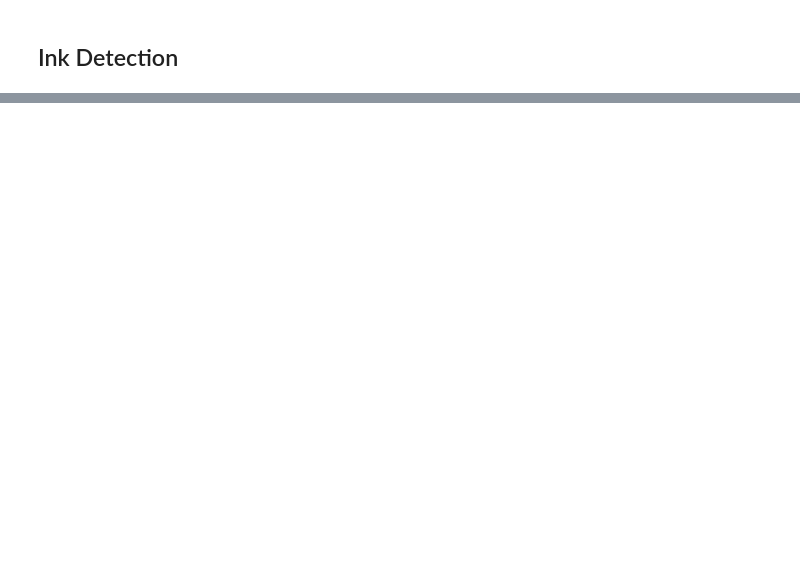
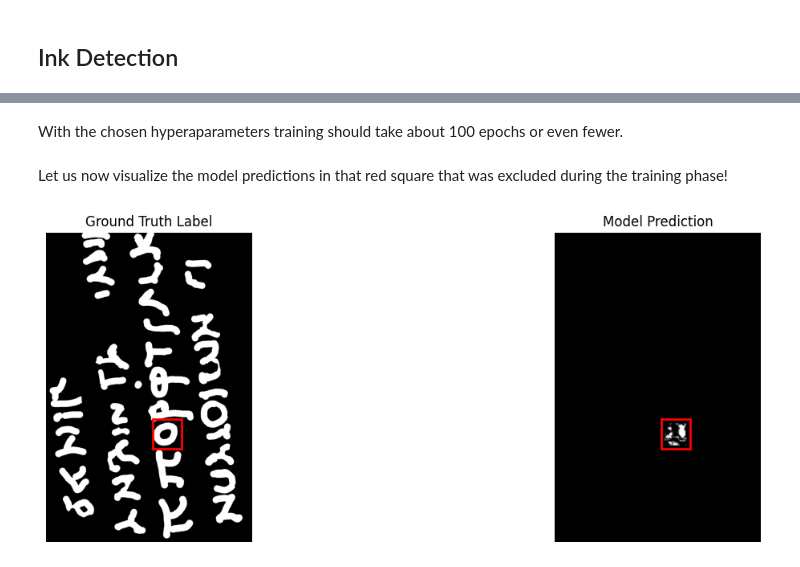
Before and after one commit to ScrollPrize/vesuvius, a Jupyter notebook: notebooks/example3_ink_detection.ipynb, the cells around one changed output, grey strips where cells are left out. Saved outputs shown, nothing was run; the diff lists cells and outputs as text; code cells hidden in the pictures; blank space fills up the shorter version.

```diff
--- a/notebooks/example3_ink_detection.ipynb
+++ b/notebooks/example3_ink_detection.ipynb
@@ -291,0 +171,2 @@ plt.show()
+# %%
+validation_rect = [3260, 3260+512, 1860, 1860+512]
@@ -291,0 +282,12 @@ plt.show()
+# %%
+# Check if a GPU is available and if not, use CPU
+device = torch.device("cuda" if torch.cuda.is_available() else "cpu")
+# device = torch.device("cpu") # Force using CPU (sometimes good for debugging)
+model = UNet()
+initialize_weights(model)
+model = model.to(device)
+criterion = nn.BCEWithLogitsLoss().to(device)
+optimizer = optim.AdamW(model.parameters(), lr=1e-4)
+NUM_EPOCHS = 1000
+# Scheduler - Cosine Annealing LR
+scheduler = CosineAnnealingLR(optimizer, T_max=NUM_EPOCHS)
@@ -291,0 +346,65 @@ plt.show()
+# %% [markdown]
+With the chosen hyperaparameters training should take about 100 epochs or even fewer.
+# %% [markdown]
+Let us now visualize the model predictions in that red square that was excluded during the training phase!
+# %%
+# Initialize predictions and counters with the same shape as the cropped ink label segment
+letter_predictions = np.zeros_like(segment.inklabel[200:5600, 1000:4600], dtype=np.float32)
+counter_predictions = np.zeros_like(segment.inklabel[200:5600, 1000:4600], dtype=np.float32)
+
+# Set the model to evaluation mode
+model.eval()
+# Disable gradient calculations for validation to save memory and computations
+with torch.no_grad():
+    for batch_tiles, batch_labels, corners in valid_dataloader:
+        # Move the data and labels to the GPU
+        batch_tiles, batch_labels = batch_tiles.cuda(), batch_labels.float().cuda()
+
+        # Forward pass to get model predictions
+        with autocast(device_type=device.type):
+            outputs = model(batch_tiles)
+
+        # Apply sigmoid to get probabilities from logits
+        predictions = torch.sigmoid(outputs)
+
+        # Process each prediction and update the corresponding regions
+        corners = corners.squeeze().cpu().numpy()
+        for idx in range(corners.shape[0]):
+            x_start, y_start = corners[idx, 0], corners[idx, 1]
+            prediction_tile = predictions.cpu().numpy()[idx, 0]  # Convert to NumPy array
+            letter_predictions[x_start:x_start + tile_size, y_start:y_start + tile_size] += prediction_tile
+            counter_predictions[x_start:x_start + tile_size, y_start:y_start + tile_size] += 1
+
+# Avoid division by zero by setting any zero counts to 1
+counter_predictions[counter_predictions == 0] = 1
+
+# Normalize the predictions by the counter values
+letter_predictions /= counter_predictions
+
+# Plotting the Ground Truth and Model Predictions
+fig, axes = plt.subplots(1, 2, figsize=(15, 5))
+
+# Ground Truth Label
+ax = axes[0]
+ax.imshow(segment.inklabel[200:5600, 1000:4600] / 255, cmap='gray')
+ax.set_title('Ground Truth Label')
+ax.axis('off')
+
+# Add a red rectangle to the ground truth plot
+patch = patches.Rectangle((rect[0], rect[1]), rect[2], rect[3], linewidth=2, edgecolor='r', facecolor='none')
+ax.add_patch(patch)
+
+# Model Prediction
+ax = axes[1]
+ax.imshow(letter_predictions, cmap='gray')
+ax.set_title('Model Prediction')
+ax.axis('off')
+
+# Add a red rectangle to the prediction plot
+patch = patches.Rectangle((rect[0], rect[1]), rect[2], rect[3], linewidth=2, edgecolor='r', facecolor='none')
+ax.add_patch(patch)
+
+# Display the plots
+plt.show()
+# %% [output]
+[figure, added]
```
Also changed, not shown: parts of 37 cells of this notebook.
